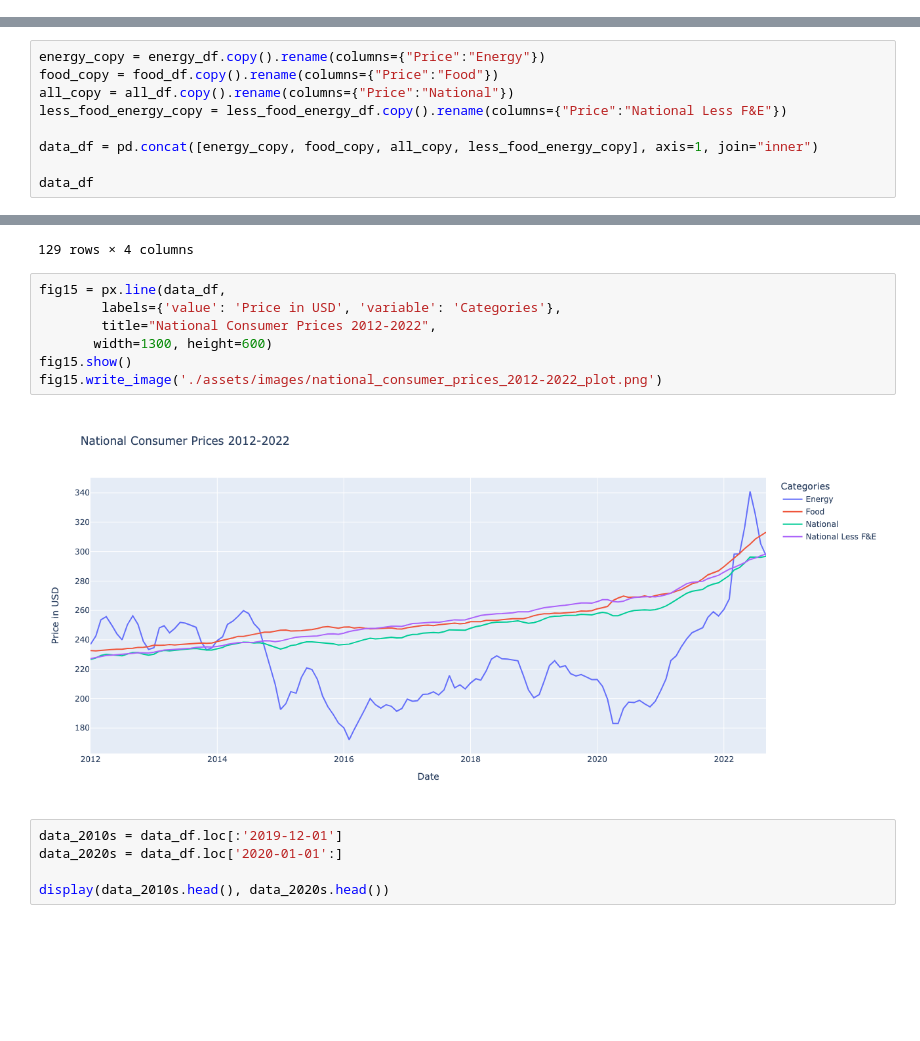
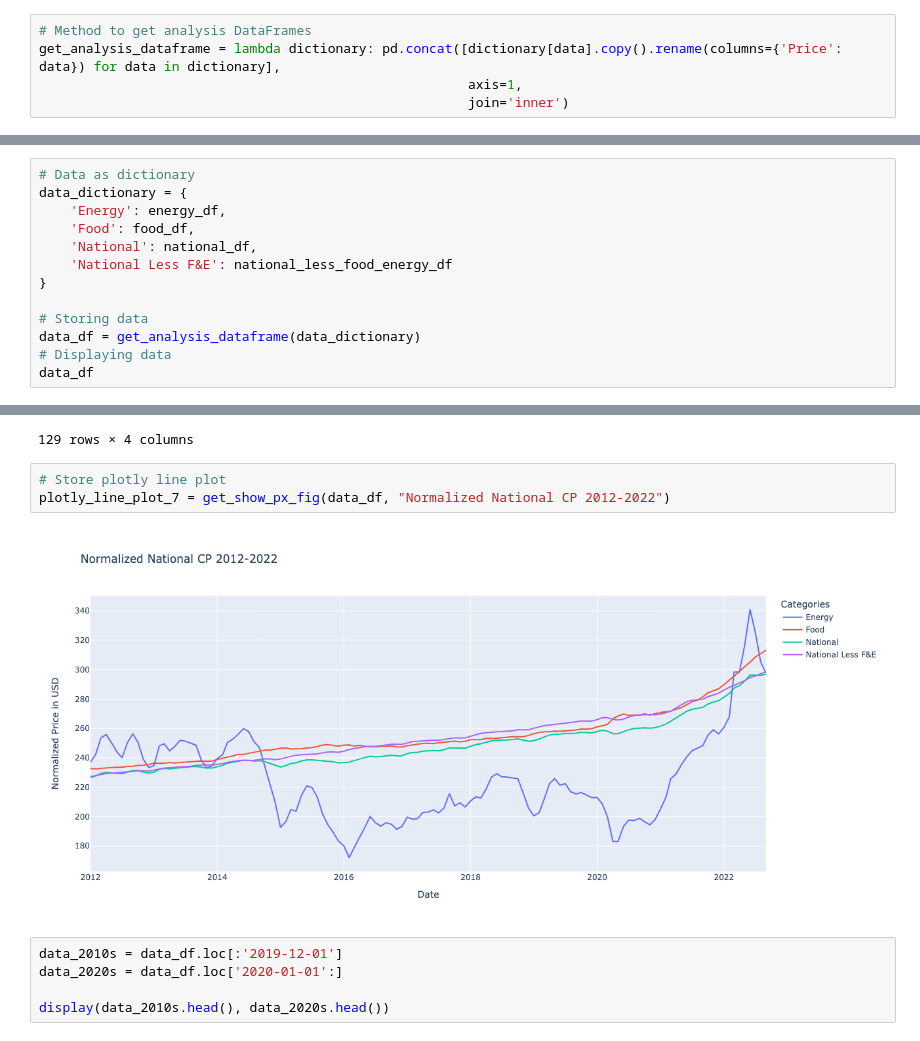
Before and after one commit to SZun/Real-Impact-of-Inflation, a Jupyter notebook: Final-Data-Analysis.ipynb, the cells around one changed output, grey strips where cells are left out. Cells and saved outputs as stored; diff of their text form; blank space fills up the shorter version.

Commit message:
updated all plotly plots

```diff
--- a/Final-Data-Analysis.ipynb
+++ b/Final-Data-Analysis.ipynb
@@ -37,5 +37,10 @@ Our project is to uncover the difference between the reported and actual urban i
 This analysis examines the differences between the reported and actual inflation on a national level.
 # %% [markdown]
 ### Analysis/Visuzalizations
+# %%
+# Method to get analysis DataFrames
+get_analysis_dataframe = lambda dictionary: pd.concat([dictionary[data].copy().rename(columns={'Price': data}) for data in dictionary],
+                                                       axis=1,
+                                                       join='inner')
 # %%
 # Data as Dictionary
@@ -235,13 +238,17 @@ The analysis below we will answer the following questions:
 # %% [markdown]
 ### Analysis/Visualizations
 # %%
-energy_copy = energy_df.copy().rename(columns={"Price":"Energy"})
-food_copy = food_df.copy().rename(columns={"Price":"Food"})
-all_copy = all_df.copy().rename(columns={"Price":"National"})
-less_food_energy_copy = less_food_energy_df.copy().rename(columns={"Price":"National Less F&E"})
+# Data as dictionary
+data_dictionary = {
+    'Energy': energy_df,
+    'Food': food_df,
+    'National': national_df,
+    'National Less F&E': national_less_food_energy_df
+}
 
-data_df = pd.concat([energy_copy, food_copy, all_copy, less_food_energy_copy], axis=1, join="inner")
-
+# Storing data
+data_df = get_analysis_dataframe(data_dictionary)
+# Displaying data
 data_df
 # %% [output]
 |  | Energy | Food | National | National Less F&E |
@@ -259,14 +266,10 @@ data_df
 | 2022-09-01 | 297.343 | 313.142 | 296.808 | 298.442 |
 129 rows × 4 columns
 # %%
-fig15 = px.line(data_df,
-        labels={'value': 'Price in USD', 'variable': 'Categories'},
-        title="National Consumer Prices 2012-2022",
-       width=1300, height=600)
-fig15.show()
-fig15.write_image('./assets/images/national_consumer_prices_2012-2022_plot.png')
+# Store plotly line plot
+plotly_line_plot_7 = get_show_px_fig(data_df, "Normalized National CP 2012-2022")
 # %% [output]
-[figure, old version]
+[figure, new version]
 # %%
 data_2010s = data_df.loc[:'2019-12-01']
 data_2020s = data_df.loc['2020-01-01':]
```
Also changed, not shown: parts of 8 cells of this notebook.
